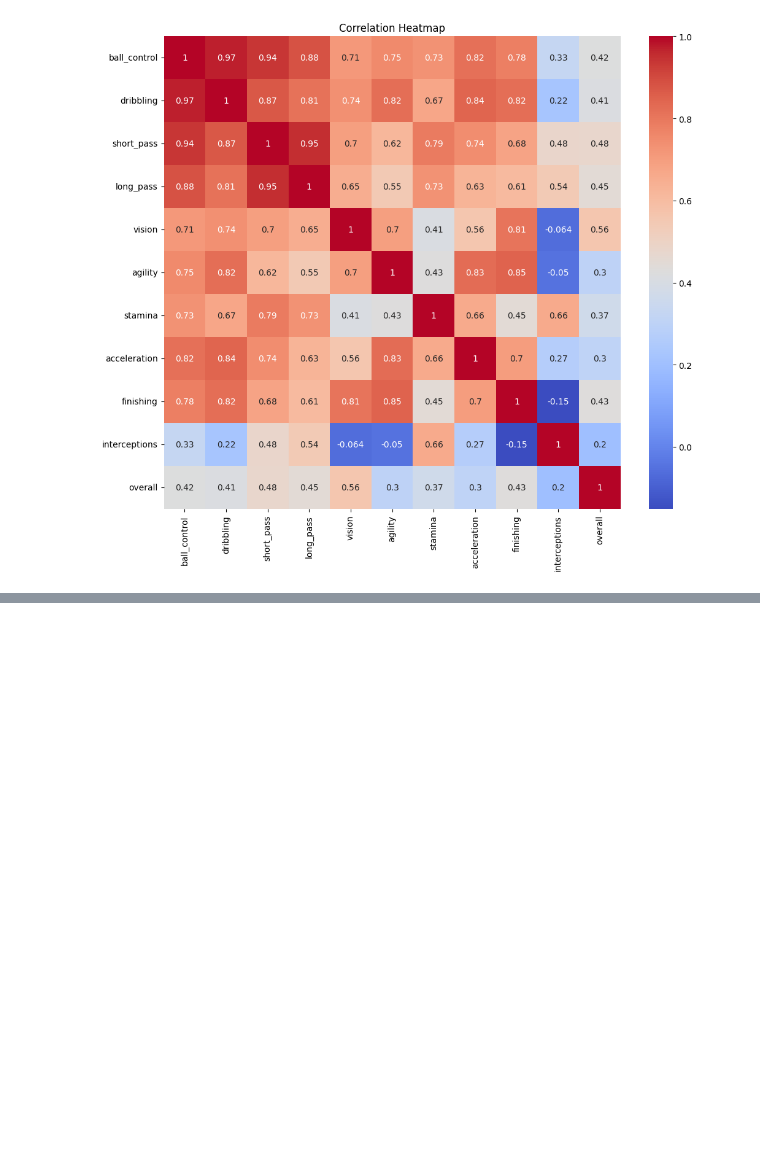
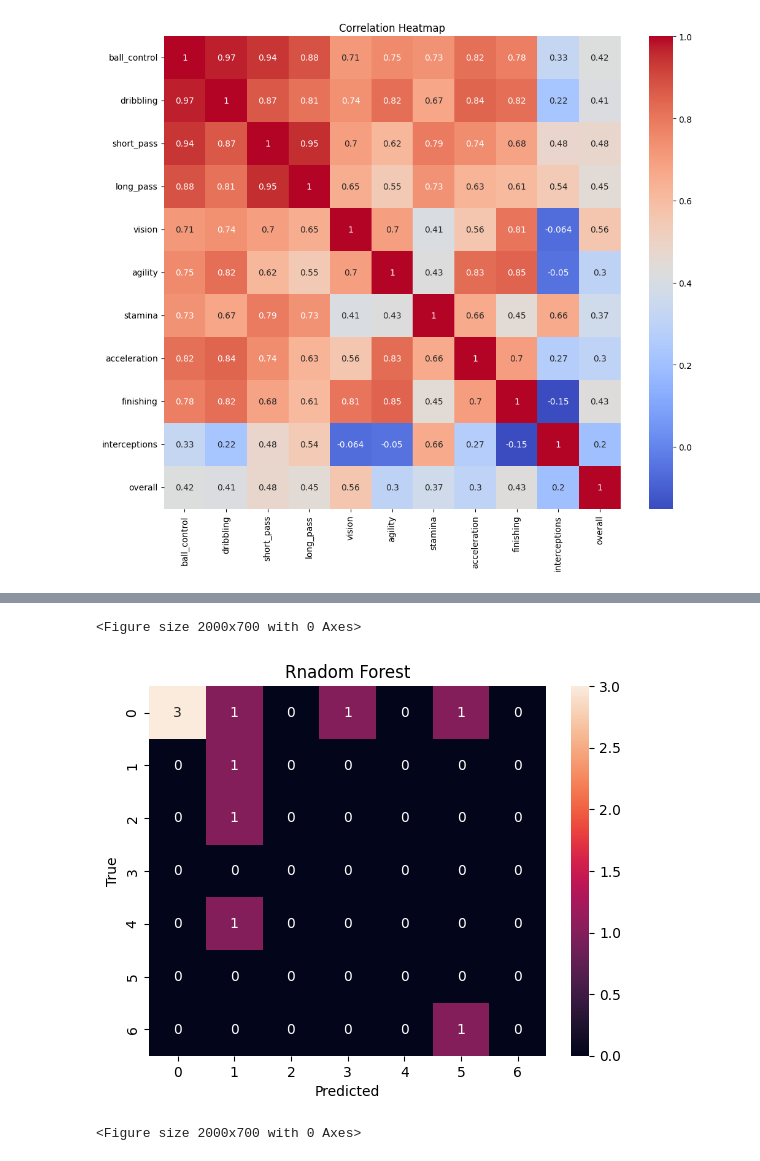
Before and after one commit to SIDHARTHMS26/Portugal-Player-Analysis-and-Real-time-strategy-development, a Jupyter notebook: Portugal_Player_Analysis_and_Real_Time_Strategy.ipynb, the cells around one changed output, grey strips where cells are left out. Drawn from its saved outputs; the diff is of its cells as text; code cells hidden in the pictures; blank space fills up the shorter version.

```diff
--- a/Portugal_Player_Analysis_and_Real_Time_Strategy.ipynb
+++ b/Portugal_Player_Analysis_and_Real_Time_Strategy.ipynb
@@ -1008,6 +718,7 @@ plt.show()
 # %% [output]
 [figure]
 # %%
-att = ['ball_control', 'dribbling', 'short_pass', 'long_pass', 'vision', 'agility', 'stamina', 'acceleration', 'finishing', 'interceptions', 'age']
+#Preparing the datasets for prediction model
+att = ['ball_control', 'short_pass', 'agility', 'stamina', 'acceleration', 'finishing', 'overall', 'vision', 'interceptions', 'age']
 x = df[att]
-y = df['overall']
+y = df['Best Position']
@@ -1019,0 +744,6 @@ x_test_scaled = scaler.transform(x_test)
+# %%
+#Performing Random Forest Classifier
+rf_classifier = RandomForestClassifier(n_estimators=1000, random_state=42)
+rf_classifier.fit(x_train_scaled, y_train)
+y_pred_rf = rf_classifier.predict(x_test_scaled)
+evaluate_model(y_test, y_pred_rf, "Random Forest")
@@ -1019,0 +760,12 @@ x_test_scaled = scaler.transform(x_test)
+# %%
+#Plotting the confusion metrix of RF Classifier
+cm=confusion_matrix(y_test, y_pred_rf)
+sns.heatmap(cm,annot=True)
+plt.title('Rnadom Forest')
+plt.xlabel('Predicted')
+plt.ylabel('True')
+plt.figure(figsize=(20,7))
+# %% [output]
+<Figure size 2000x700 with 0 Axes>
+[figure, added]
+<Figure size 2000x700 with 0 Axes>
```
Also changed, not shown: parts of 92 cells of this notebook.
